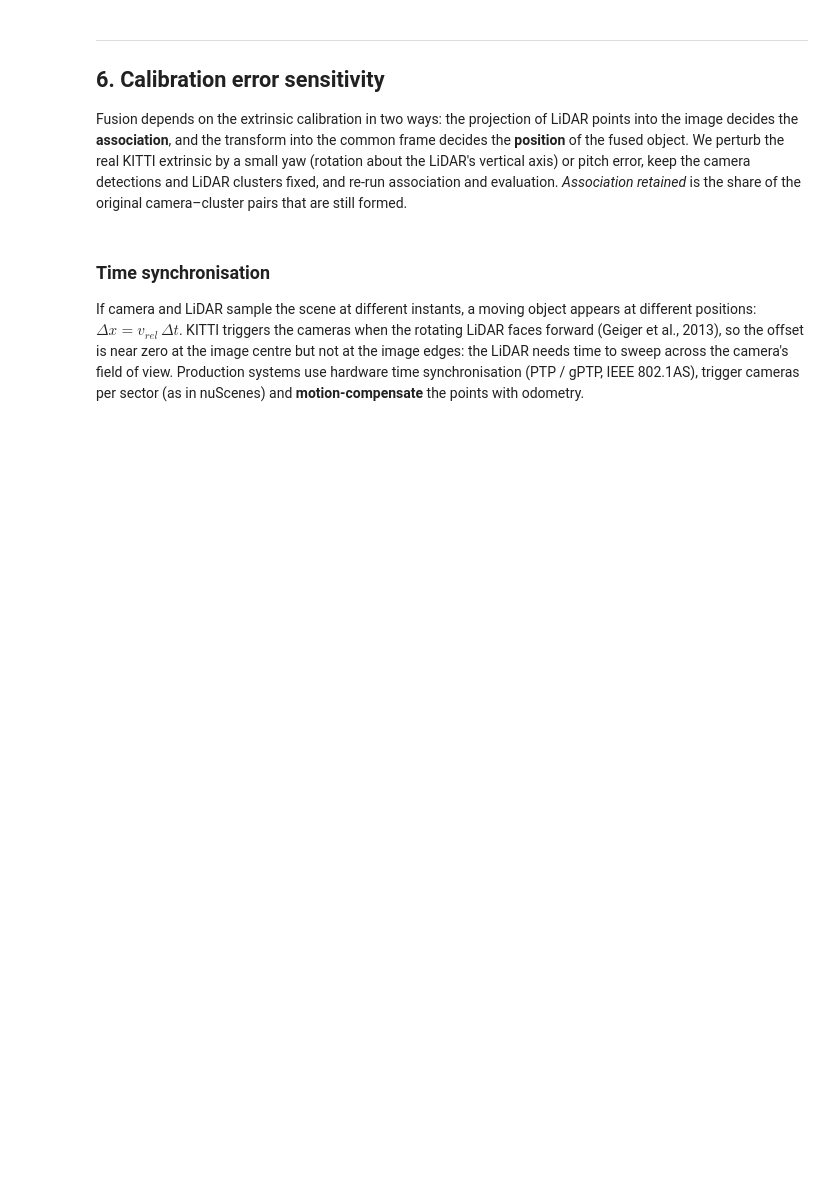
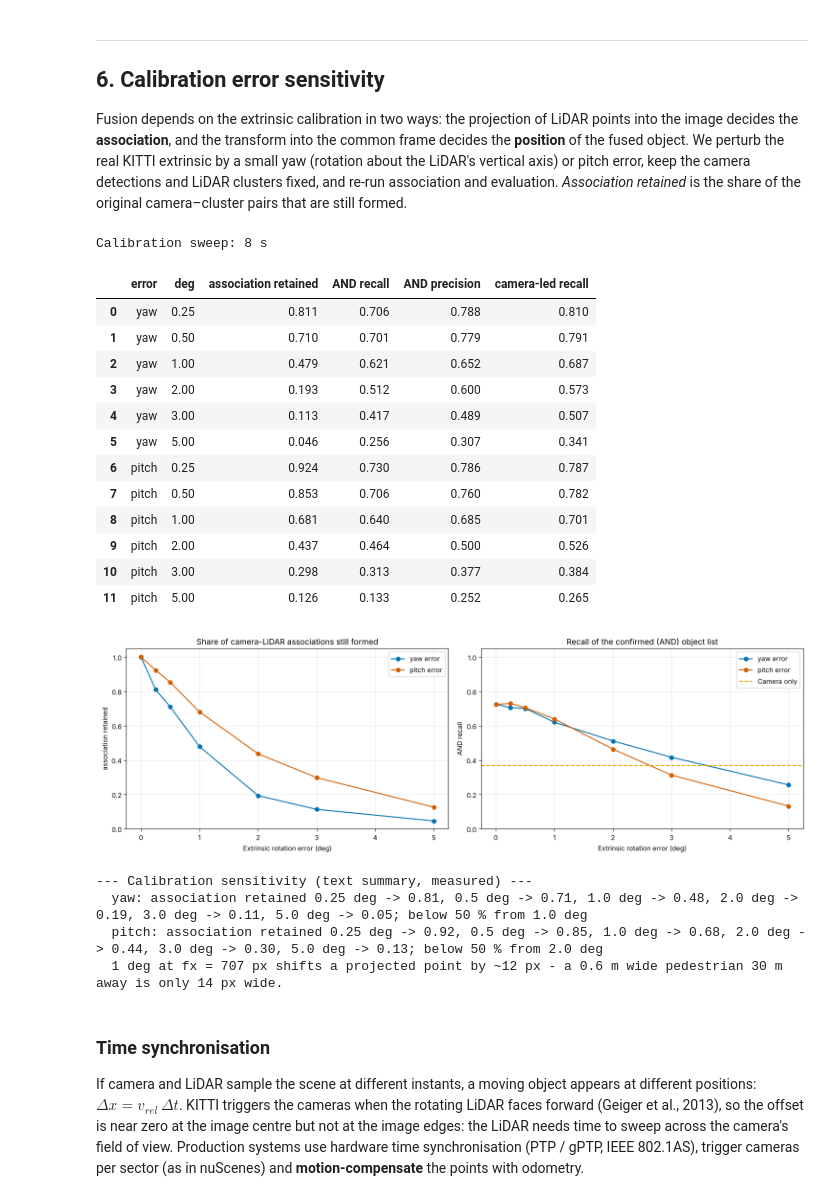
Before and after one commit to milinpatel07/Autonomous-Driving_AI-Safety-and-Security, a Jupyter notebook: 01_Perception/06_sensor_fusion.ipynb, the cells around one changed output. Cells and saved outputs as stored; diff of their text form; code cells hidden in the pictures; blank space fills up the shorter version.

```diff
--- a/01_Perception/06_sensor_fusion.ipynb
+++ b/01_Perception/06_sensor_fusion.ipynb
@@ -571,34 +637,54 @@ for axis, name in [('z', 'yaw'), ('y', 'pitch')]:
         kept = sum(len(assoc_ref[f] & assoc_e[f]) for f in frames) / max(n_ref, 1)
         sweep.append({'error': name, 'deg': deg, 'association retained': kept,
                       'AND recall': res_e.loc['Fusion AND', 'recall'], 'AND precision': res_e.loc['Fusion AND', 'precision'],
                       'camera-led recall': res_e.loc['Fusion camera-led', 'recall']})
 sweep = pd.DataFrame(sweep)
 base = {'association retained': 1.0, 'AND recall': results.loc['Fusion AND', 'recall'],
         'AND precision': results.loc['Fusion AND', 'precision'], 'camera-led recall': results.loc['Fusion camera-led', 'recall']}
 print(f"Calibration sweep: {time.time() - t0:.0f} s")
 display(sweep.round(3))
 
 fig, axes = plt.subplots(1, 2, figsize=(15, 4.8))
 for ax, metric in zip(axes, ['association retained', 'AND recall']):
     for name, col in [('yaw', OKABE_ITO[4]), ('pitch', OKABE_ITO[5])]:
         s = sweep[sweep['error'] == name]
         ax.plot(np.r_[0, s['deg']], np.r_[base[metric], s[metric]], 'o-', color=col, label=f'{name} error')
     ax.set_xlabel('Extrinsic rotation error (deg)'); ax.set_ylabel(metric); ax.set_ylim(0, 1.05); ax.legend()
 axes[0].set_title('Share of camera-LiDAR associations still formed')
 axes[1].set_title('Recall of the confirmed (AND) object list')
 axes[1].axhline(results.loc['Camera', 'recall'], color=METHOD_COLOURS['Camera'], ls='--', label='Camera only')
 axes[1].legend()
 plt.tight_layout(); plt.show()
 
 print("--- Calibration sensitivity (text summary, measured) ---")
 for name in ['yaw', 'pitch']:
     s = sweep[sweep['error'] == name]
     half = s.loc[s['association retained'] < 0.5, 'deg']
     print(f"  {name}: association retained " + ", ".join(f"{d} deg -> {k:.2f}" for d, k in zip(s['deg'], s['association retained']))
           + f"; below 50 % from {half.min() if len(half) else '> 5'} deg")
 fx = frames[SHOW].calib['P2'][0, 0]
 print(f"  1 deg at fx = {fx:.0f} px shifts a projected point by ~{fx * np.tan(np.radians(1)):.0f} px - "
-      "a pedestrian 30 m away is about 20 px wide.")
+      f"a 0.6 m wide pedestrian 30 m away is only {fx * 0.6 / 30:.0f} px wide.")
+# %% [output]
+Calibration sweep: 8 s
+|  | error | deg | association retained | AND recall | AND precision | camera-led recall |
+| 0 | yaw | 0.25 | 0.811 | 0.706 | 0.788 | 0.810 |
+| 1 | yaw | 0.50 | 0.710 | 0.701 | 0.779 | 0.791 |
+| 2 | yaw | 1.00 | 0.479 | 0.621 | 0.652 | 0.687 |
+| 3 | yaw | 2.00 | 0.193 | 0.512 | 0.600 | 0.573 |
+| 4 | yaw | 3.00 | 0.113 | 0.417 | 0.489 | 0.507 |
+| 5 | yaw | 5.00 | 0.046 | 0.256 | 0.307 | 0.341 |
+| 6 | pitch | 0.25 | 0.924 | 0.730 | 0.786 | 0.787 |
+| 7 | pitch | 0.50 | 0.853 | 0.706 | 0.760 | 0.782 |
+| 8 | pitch | 1.00 | 0.681 | 0.640 | 0.685 | 0.701 |
+| 9 | pitch | 2.00 | 0.437 | 0.464 | 0.500 | 0.526 |
+| 10 | pitch | 3.00 | 0.298 | 0.313 | 0.377 | 0.384 |
+| 11 | pitch | 5.00 | 0.126 | 0.133 | 0.252 | 0.265 |
+[figure, added]
+--- Calibration sensitivity (text summary, measured) ---
+  yaw: association retained 0.25 deg -> 0.81, 0.5 deg -> 0.71, 1.0 deg -> 0.48, 2.0 deg -> 0.19, 3.0 deg -> 0.11, 5.0 deg -> 0.05; below 50 % from 1.0 deg
+  pitch: association retained 0.25 deg -> 0.92, 0.5 deg -> 0.85, 1.0 deg -> 0.68, 2.0 deg -> 0.44, 3.0 deg -> 0.30, 5.0 deg -> 0.13; below 50 % from 2.0 deg
+  1 deg at fx = 707 px shifts a projected point by ~12 px - a 0.6 m wide pedestrian 30 m away is only 14 px wide.
 # %% [markdown]
 ### Time synchronisation
 
```
Also changed, not shown: parts of 13 cells of this notebook, 1 other file.
